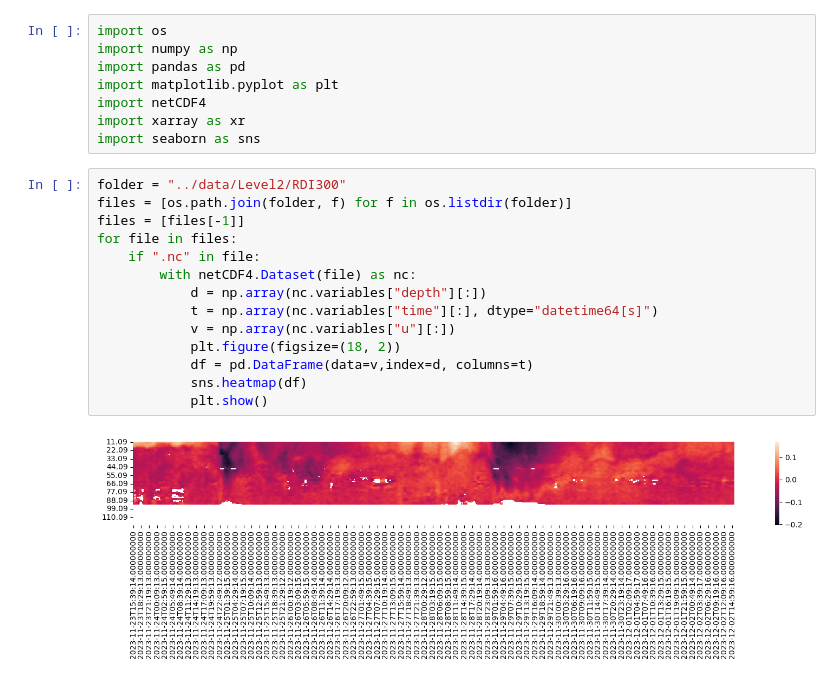
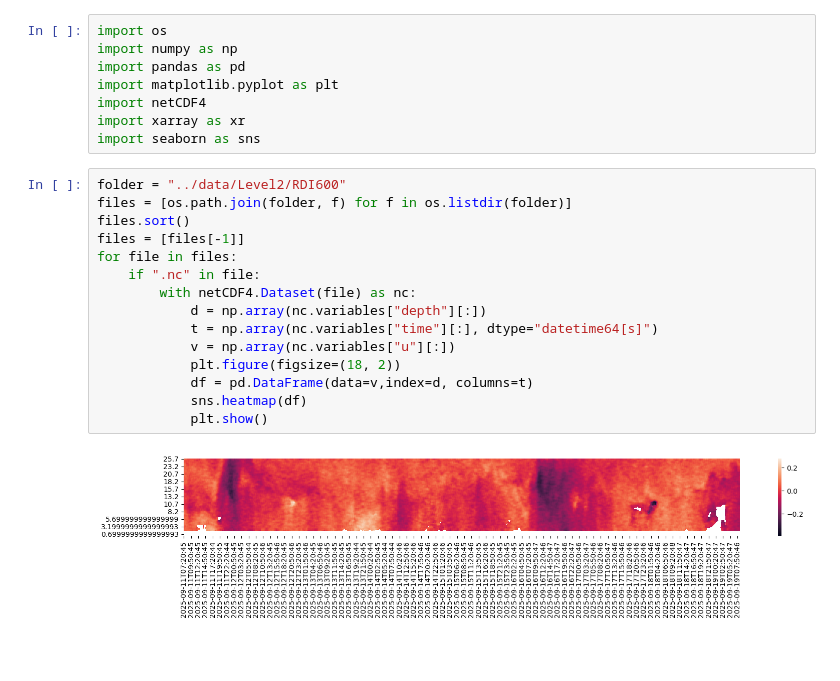
Before and after one commit to LeXPLORE-Platform/acousticdopplercurrentprofiler, a Jupyter notebook: notebooks/Simple Plot.ipynb, the cells around one changed output. Cells and saved outputs as stored; diff of their text form; blank space fills up the shorter version.

```diff
--- a/notebooks/Simple Plot.ipynb
+++ b/notebooks/Simple Plot.ipynb
@@ -7,18 +7,19 @@ import netCDF4
 import xarray as xr
 import seaborn as sns
 # %%
-folder = "../data/Level2/RDI300"
+folder = "../data/Level2/RDI600"
 files = [os.path.join(folder, f) for f in os.listdir(folder)]
+files.sort()
 files = [files[-1]]
 for file in files:
     if ".nc" in file:
         with netCDF4.Dataset(file) as nc:
             d = np.array(nc.variables["depth"][:])
             t = np.array(nc.variables["time"][:], dtype="datetime64[s]")
             v = np.array(nc.variables["u"][:])
             plt.figure(figsize=(18, 2))
             df = pd.DataFrame(data=v,index=d, columns=t)
             sns.heatmap(df)
             plt.show()
 # %% [output]
-[figure, old version]
+[figure, new version]
```
Also changed, not shown: 10 other files.
